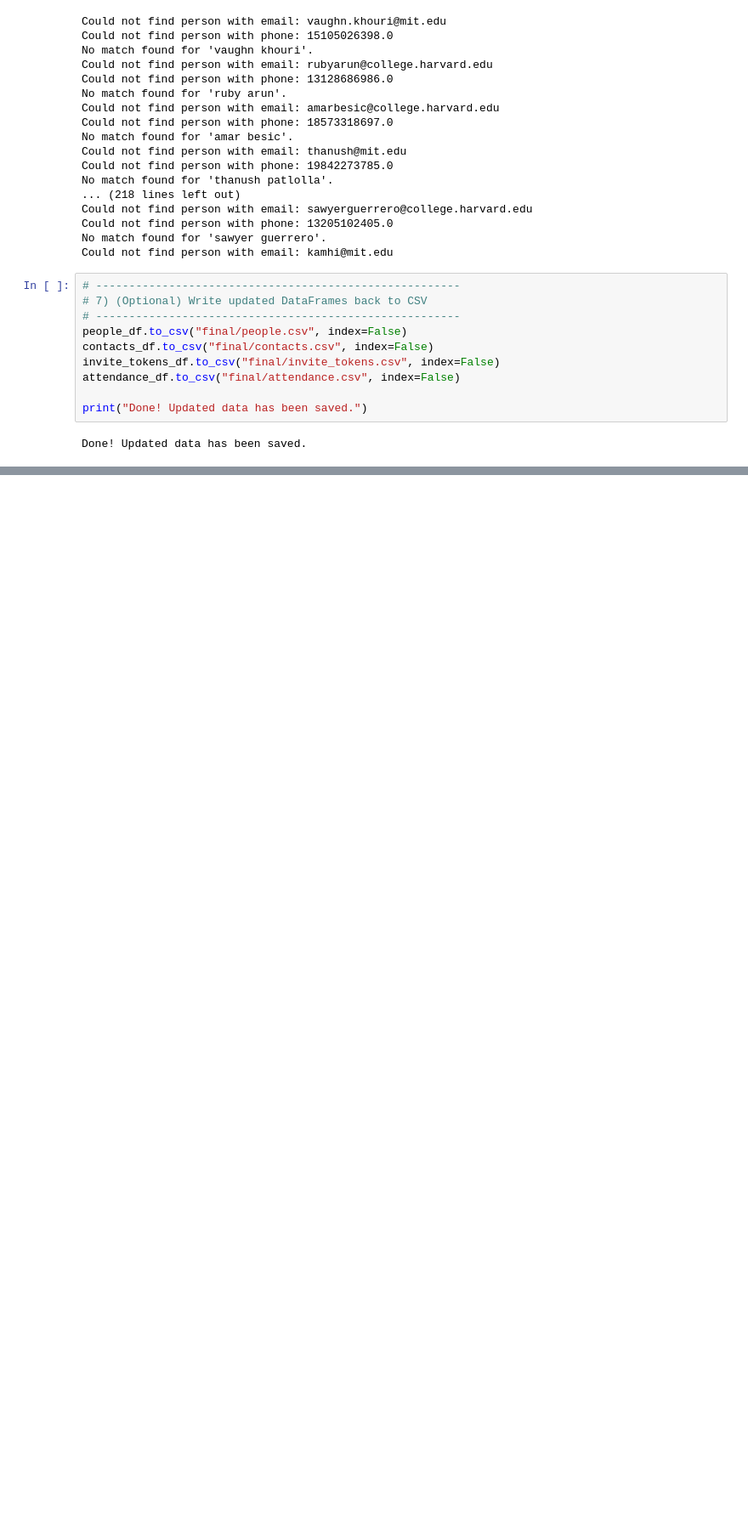
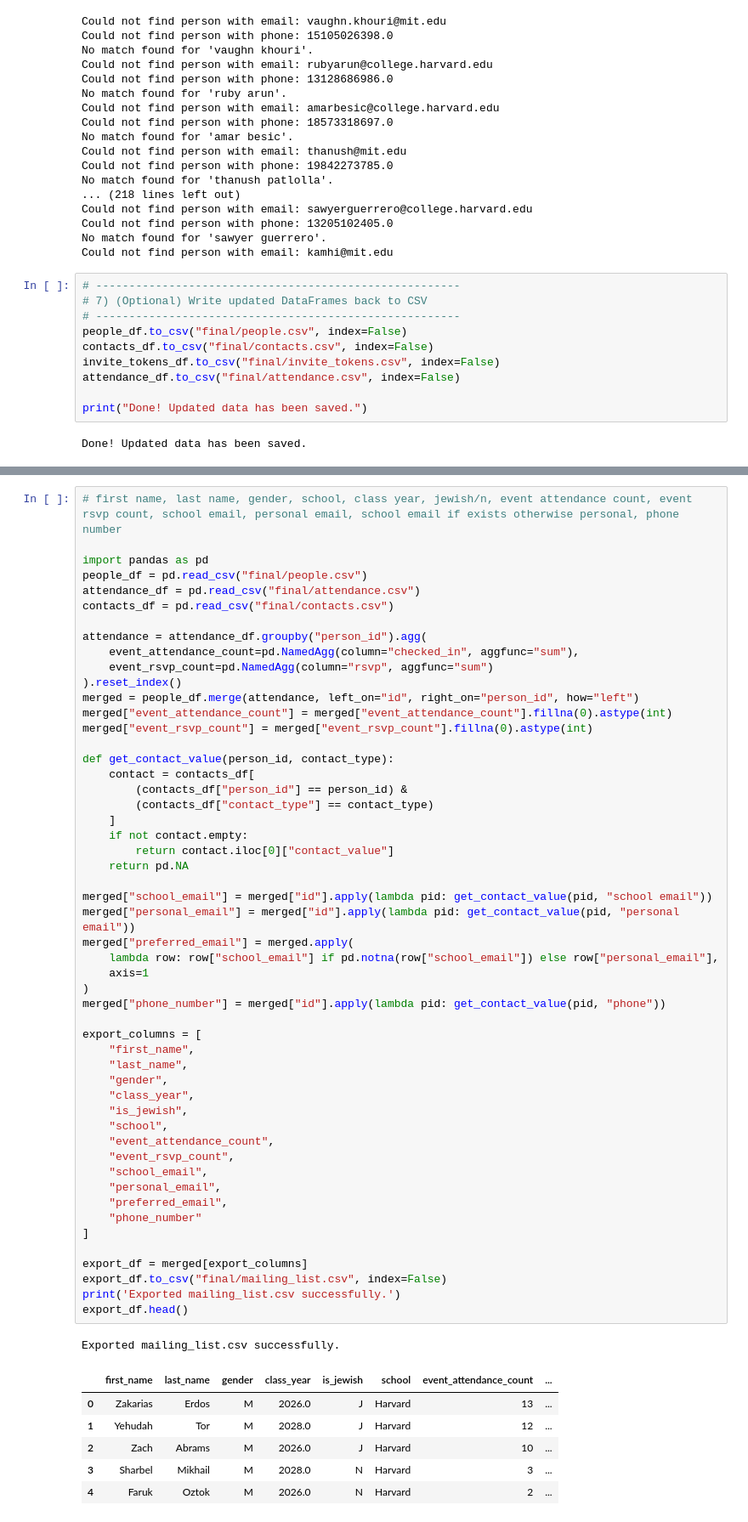
Before and after one commit to zachabrams1/camel-data-analysis, a Jupyter notebook: insert_into_db.ipynb, the cells around one changed output, grey strips where cells are left out. Shown at 85% size. Cells and saved outputs as stored; diff of their text form; blank space fills up the shorter version.

Commit message:
new mailing list export and file

```diff
--- a/insert_into_db.ipynb
+++ b/insert_into_db.ipynb
@@ -782,0 +785,60 @@ Done! Updated data has been saved.
+# %%
+# first name, last name, gender, school, class year, jewish/n, event attendance count, event rsvp count, school email, personal email, school email if exists otherwise personal, phone number
+
+import pandas as pd
+people_df = pd.read_csv("final/people.csv")
+attendance_df = pd.read_csv("final/attendance.csv")
+contacts_df = pd.read_csv("final/contacts.csv")
+
+attendance = attendance_df.groupby("person_id").agg(
+    event_attendance_count=pd.NamedAgg(column="checked_in", aggfunc="sum"),
+    event_rsvp_count=pd.NamedAgg(column="rsvp", aggfunc="sum")
+).reset_index()
+merged = people_df.merge(attendance, left_on="id", right_on="person_id", how="left")
+merged["event_attendance_count"] = merged["event_attendance_count"].fillna(0).astype(int)
+merged["event_rsvp_count"] = merged["event_rsvp_count"].fillna(0).astype(int)
+
+def get_contact_value(person_id, contact_type):
+    contact = contacts_df[
+        (contacts_df["person_id"] == person_id) &
+        (contacts_df["contact_type"] == contact_type)
+    ]
+    if not contact.empty:
+        return contact.iloc[0]["contact_value"]
+    return pd.NA
+
+merged["school_email"] = merged["id"].apply(lambda pid: get_contact_value(pid, "school email"))
+merged["personal_email"] = merged["id"].apply(lambda pid: get_contact_value(pid, "personal email"))
+merged["preferred_email"] = merged.apply(
+    lambda row: row["school_email"] if pd.notna(row["school_email"]) else row["personal_email"],
+    axis=1
+)
+merged["phone_number"] = merged["id"].apply(lambda pid: get_contact_value(pid, "phone"))
+
+export_columns = [
+    "first_name",
+    "last_name",
+    "gender",
+    "class_year",
+    "is_jewish",
+    "school",
+    "event_attendance_count",
+    "event_rsvp_count",
+    "school_email",
+    "personal_email",
+    "preferred_email",
+    "phone_number"
+]
+
+export_df = merged[export_columns]
+export_df.to_csv("final/mailing_list.csv", index=False)
+print('Exported mailing_list.csv successfully.')
+export_df.head()
+# %% [output]
+Exported mailing_list.csv successfully.
+|  | first_name | last_name | gender | class_year | is_jewish | school | event_attendance_count | ... |
+| 0 | Zakarias | Erdos | M | 2026.0 | J | Harvard | 13 | ... |
+| 1 | Yehudah | Tor | M | 2028.0 | J | Harvard | 12 | ... |
+| 2 | Zach | Abrams | M | 2026.0 | J | Harvard | 10 | ... |
+| 3 | Sharbel | Mikhail | M | 2028.0 | N | Harvard | 3 | ... |
+| 4 | Faruk | Oztok | M | 2026.0 | N | Harvard | 2 | ... |
```
Also changed, not shown: parts of 1 cell of this notebook, 5 other files.
